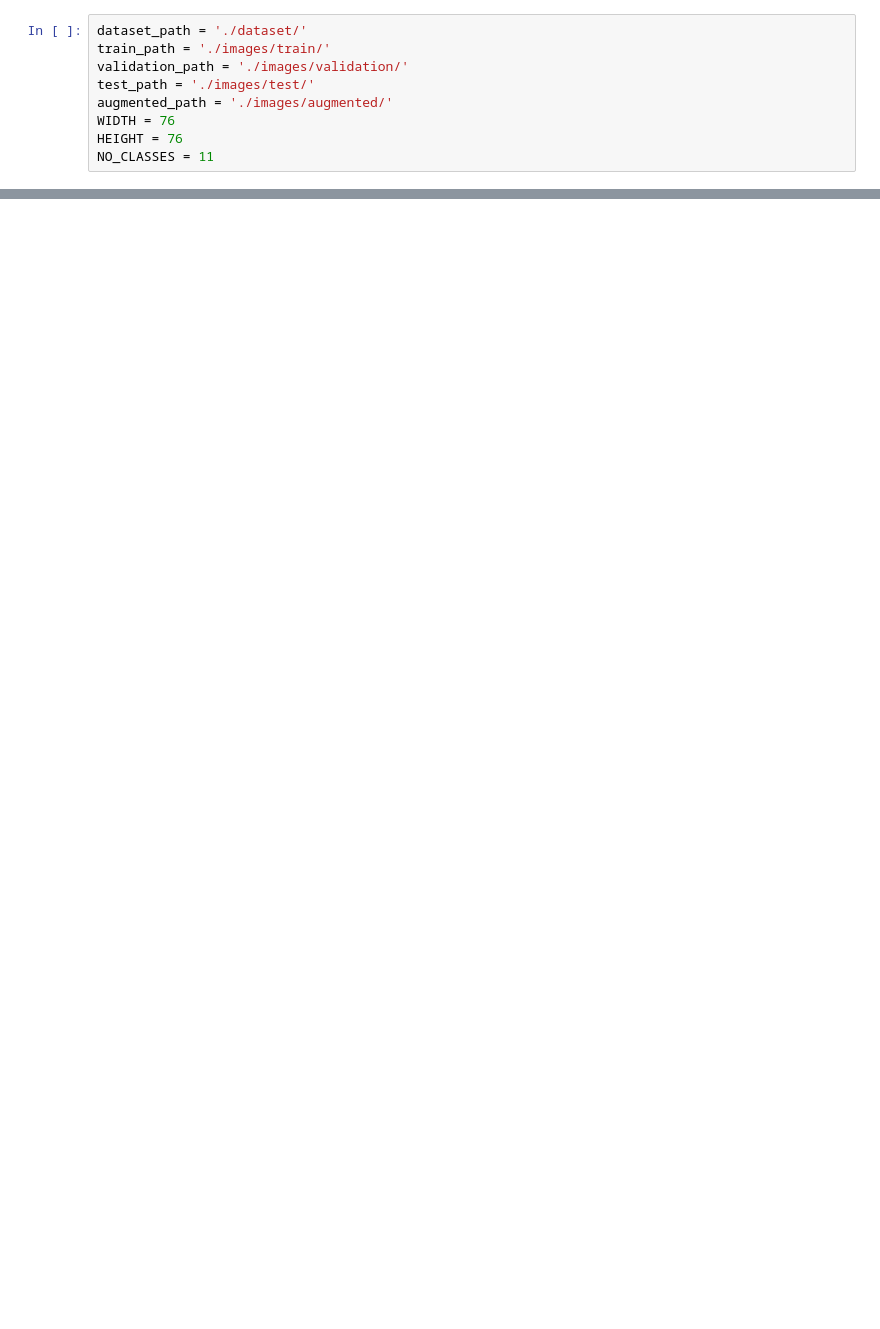
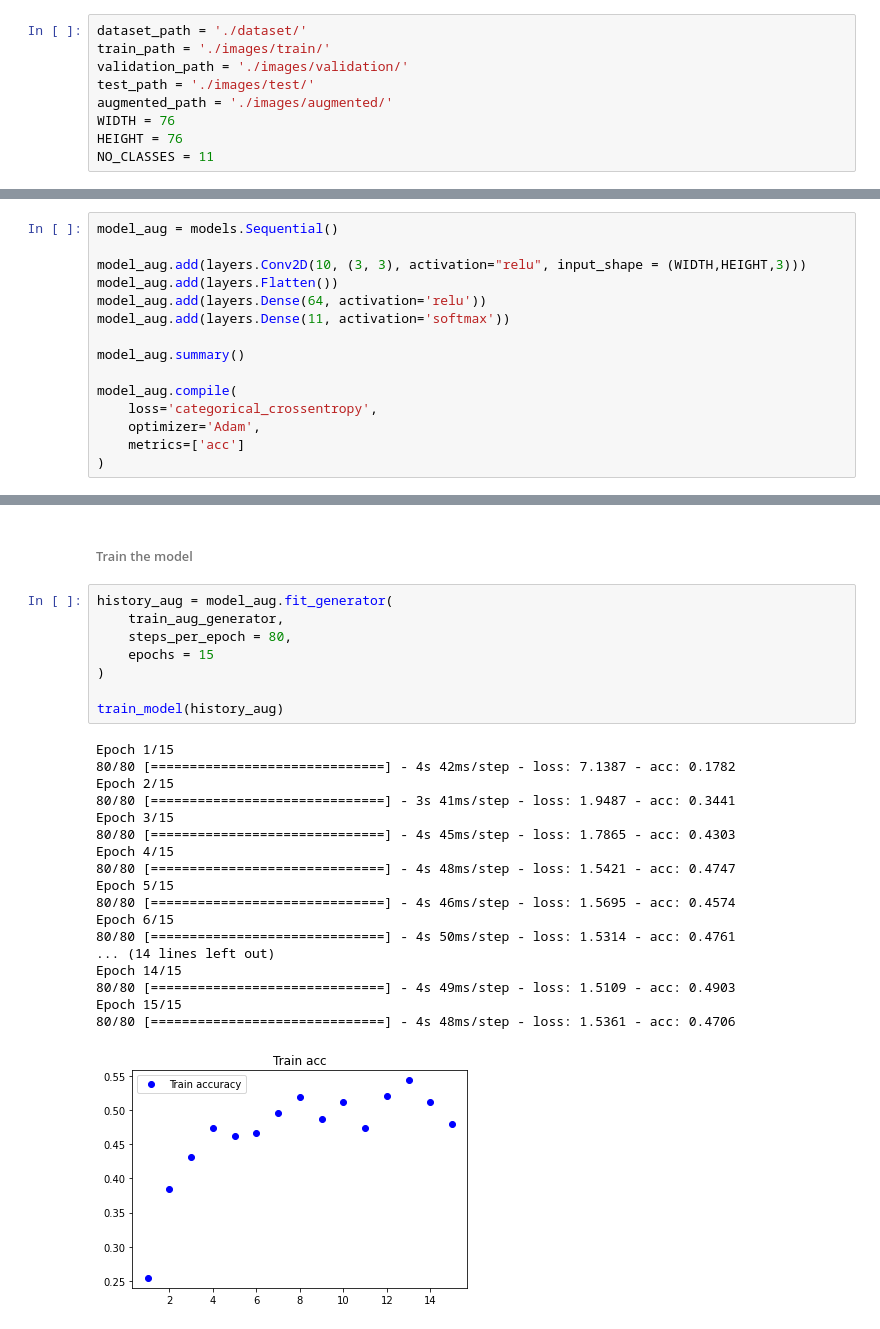
Before and after one commit to RafaelHinojosa/TC3002B_Development-of-Advanced-Applications-of-Computer-Science, a Jupyter notebook: Machine Learning/Act2 - Preprocessing of Data/weather_recognition.ipynb, the cells around one changed output, grey strips where cells are left out. Drawn from its saved outputs; the diff is of its cells as text; blank space fills up the shorter version.

```diff
--- a/Machine Learning/Act2 - Preprocessing of Data/weather_recognition.ipynb
+++ b/Machine Learning/Act2 - Preprocessing of Data/weather_recognition.ipynb
@@ -323,0 +330,15 @@ TC2003B Actividad 2.2 Preprocesado de los datos
+# %%
+model_aug = models.Sequential()
+
+model_aug.add(layers.Conv2D(10, (3, 3), activation="relu", input_shape = (WIDTH,HEIGHT,3)))
+model_aug.add(layers.Flatten())
+model_aug.add(layers.Dense(64, activation='relu'))
+model_aug.add(layers.Dense(11, activation='softmax'))
+
+model_aug.summary()
+
+model_aug.compile(
+    loss='categorical_crossentropy',
+	optimizer='Adam',
+	metrics=['acc']
+)
@@ -323,0 +362,29 @@ TC2003B Actividad 2.2 Preprocesado de los datos
+# %% [markdown]
+###### Train the model
+# %%
+history_aug = model_aug.fit_generator(
+    train_aug_generator,
+    steps_per_epoch = 80,
+    epochs = 15
+)
+
+train_model(history_aug)
+# %% [output]
+Epoch 1/15
+80/80 [==============================] - 4s 42ms/step - loss: 7.1387 - acc: 0.1782
+Epoch 2/15
+80/80 [==============================] - 3s 41ms/step - loss: 1.9487 - acc: 0.3441
+Epoch 3/15
+80/80 [==============================] - 4s 45ms/step - loss: 1.7865 - acc: 0.4303
+Epoch 4/15
+80/80 [==============================] - 4s 48ms/step - loss: 1.5421 - acc: 0.4747
+Epoch 5/15
+80/80 [==============================] - 4s 46ms/step - loss: 1.5695 - acc: 0.4574
+Epoch 6/15
+80/80 [==============================] - 4s 50ms/step - loss: 1.5314 - acc: 0.4761
+... (14 lines left out)
+Epoch 14/15
+80/80 [==============================] - 4s 49ms/step - loss: 1.5109 - acc: 0.4903
+Epoch 15/15
+80/80 [==============================] - 4s 48ms/step - loss: 1.5361 - acc: 0.4706
+[figure, added]
```
Also changed, not shown: parts of 89 cells of this notebook, 4 other files.
